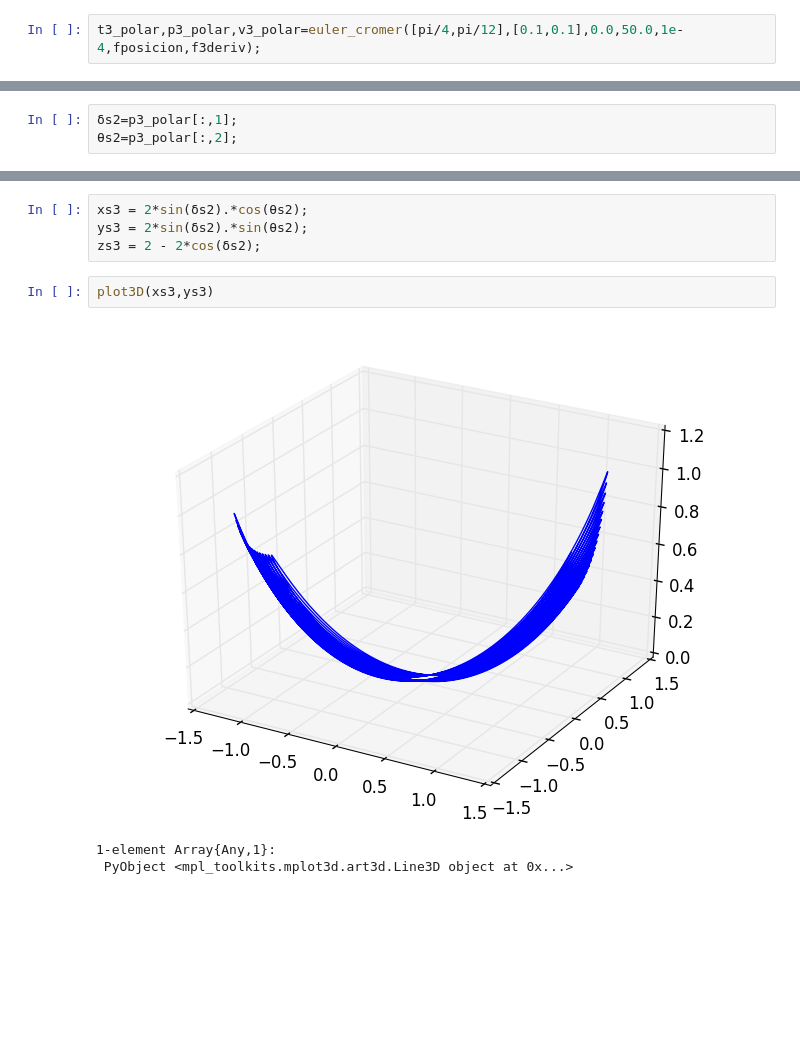
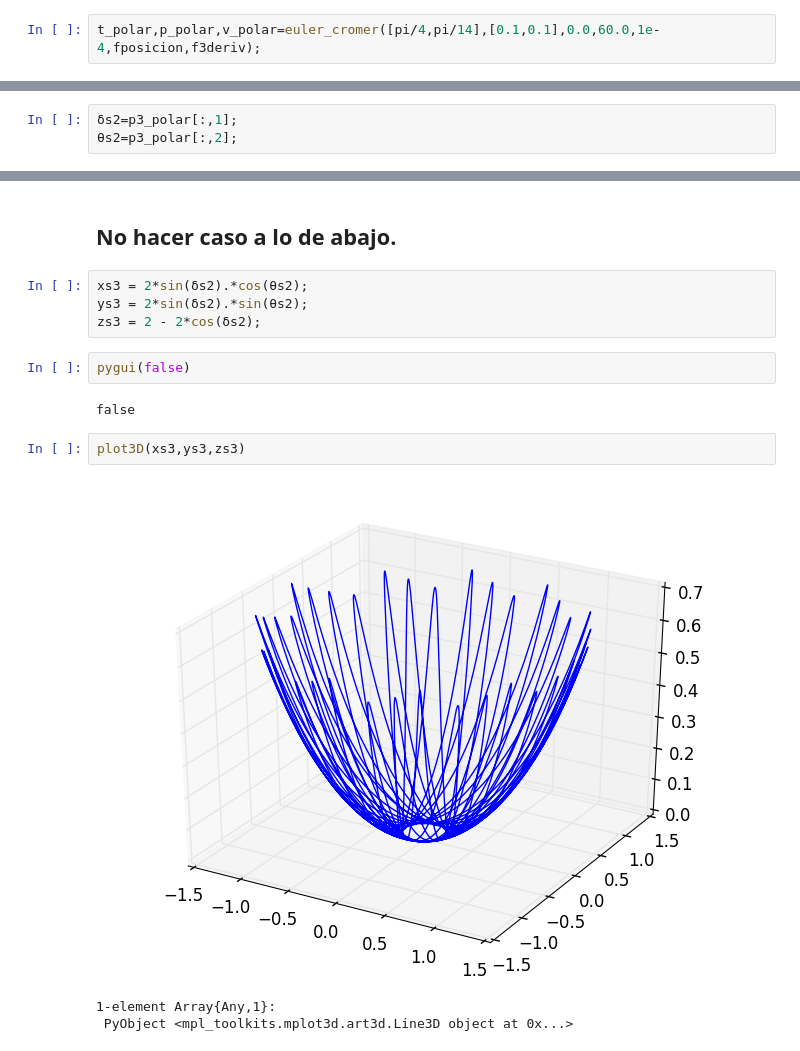
Before and after one commit to GX-Calva-Garcia/Proyecto-Final, a Jupyter notebook: pendulo_polares.ipynb, the cells around one changed output, grey strips where cells are left out. Cells and saved outputs as stored; diff of their text form; blank space fills up the shorter version.

```diff
--- a/pendulo_polares.ipynb
+++ b/pendulo_polares.ipynb
@@ -355,4 +256,4 @@ f3deriv(r0,v,t)=[fδ3(v[1],v[2],r0[1],r0[2]),fθ2(v[1],v[2],r0[1],r0[2])]
 # %% [output]
 f3deriv (generic function with 1 method)
 # %%
-t3_polar,p3_polar,v3_polar=euler_cromer([pi/4,pi/12],[0.1,0.1],0.0,50.0,1e-4,fposicion,f3deriv);
+t_polar,p_polar,v_polar=euler_cromer([pi/4,pi/14],[0.1,0.1],0.0,60.0,1e-4,fposicion,f3deriv);
@@ -362,11 +284,17 @@ t3_polar,p3_polar,v3_polar=euler_cromer([pi/4,pi/12],[0.1,0.1],0.0,50.0,1e-4,fpo
+# %% [markdown]
+## No hacer caso a lo de abajo.
 # %%
 xs3 = 2*sin(δs2).*cos(θs2);
 ys3 = 2*sin(δs2).*sin(θs2);
 zs3 = 2 - 2*cos(δs2);
+# %%
+pygui(false)
+# %% [output]
+false
 # %%
-plot3D(xs3,ys3)
+plot3D(xs3,ys3,zs3)
 # %% [output]
-[figure, old version]
+[figure, new version]
 1-element Array{Any,1}:
  PyObject <mpl_toolkits.mplot3d.art3d.Line3D object at 0x...>
 # %%
```
Also changed, not shown: parts of 63 cells of this notebook.
